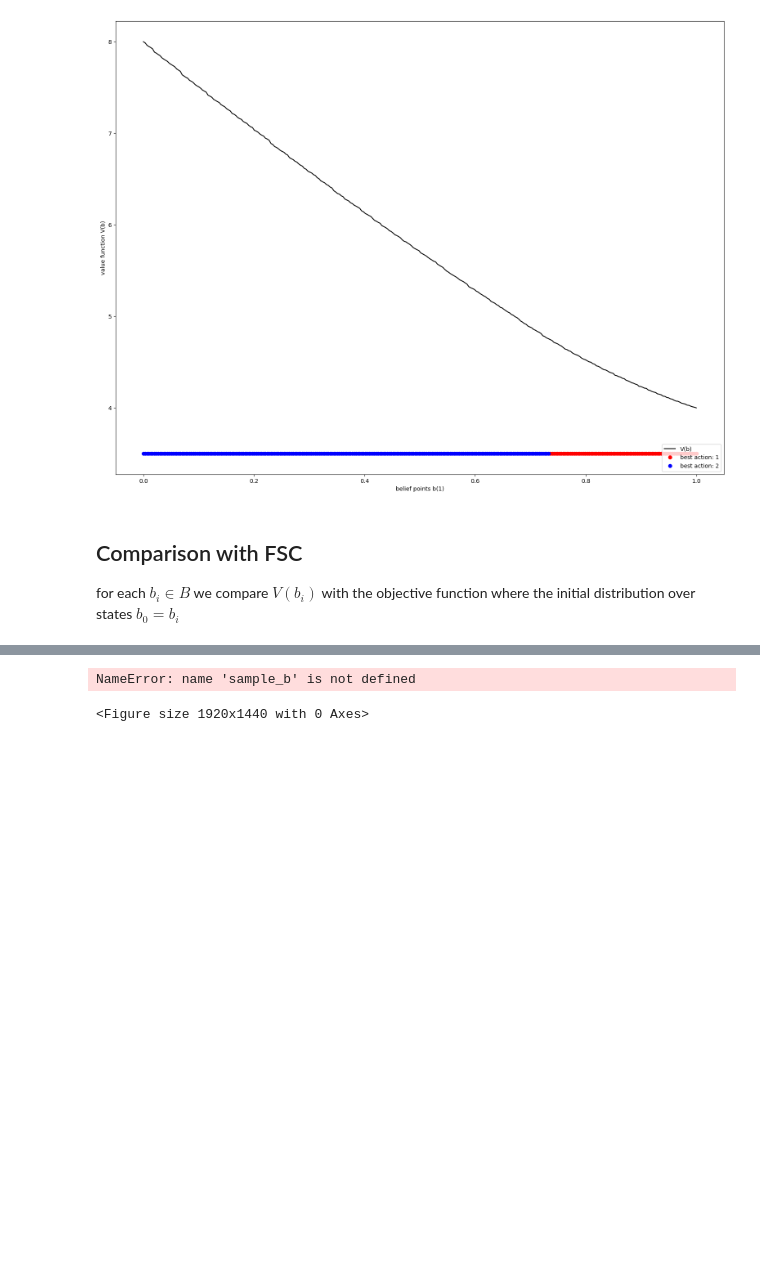
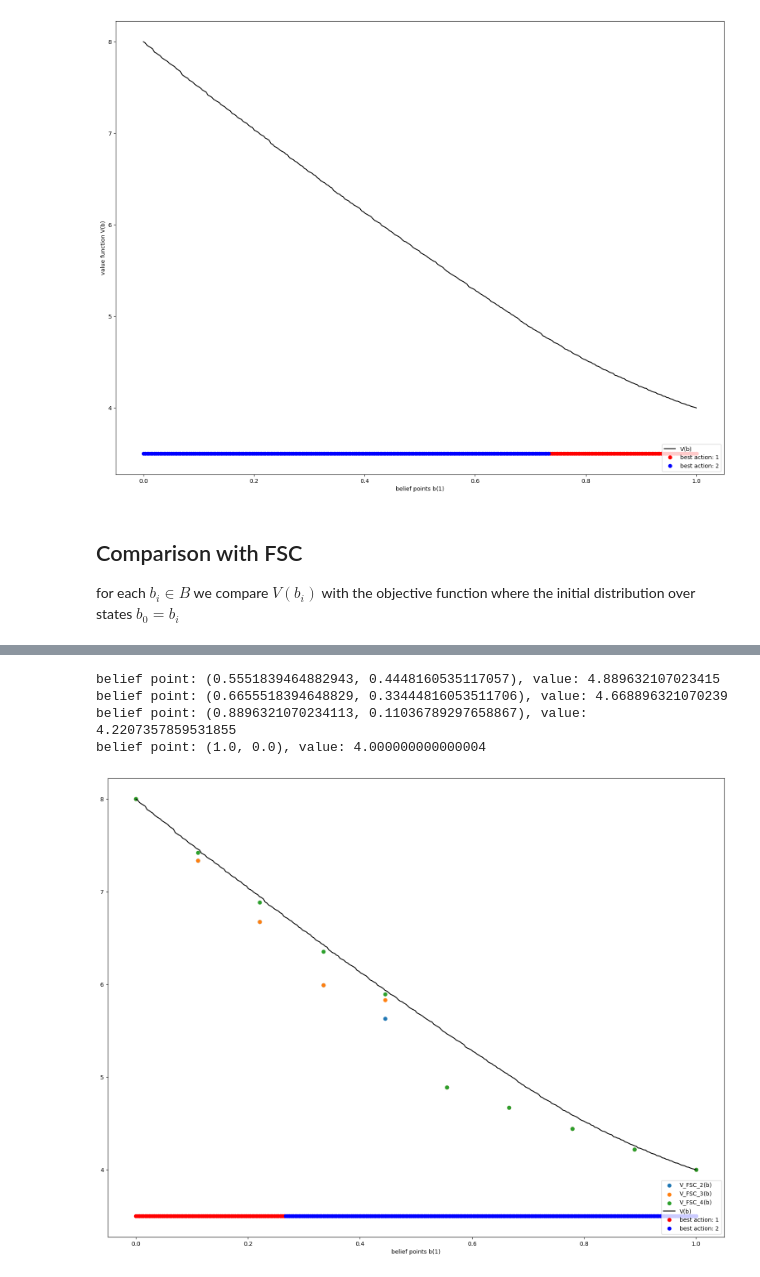
Before and after one commit to malikbf5/FSC-optimization, a Jupyter notebook: Bernoulli Bandits/General Bernoulli Bandits.ipynb, the cells around one changed output, grey strips where cells are left out. Drawn from its saved outputs; the diff is of its cells as text; code cells hidden in the pictures; blank space fills up the shorter version.

```diff
--- a/Bernoulli Bandits/General Bernoulli Bandits.ipynb
+++ b/Bernoulli Bandits/General Bernoulli Bandits.ipynb
@@ -270,23 +244,0 @@ plt.show()
-# %%
-plt.figure(figsize=(6.4*3, 4.8*3))
-# plot objective function for each size
-for fsc_size in controller_size_list:
-    plt.scatter([bp[0] for bp in sample_b], valuefsc[fsc_size] , label = f"V_FSC_{fsc_size}(b)")
-
-# # plot value function V(b)
-plt.plot([bp[0] for bp in b], [v[bp] for bp in b], 'k', label = "V(b)")
-
-# plot belief points with best action = 0
-plt.plot(
-    [point[1] for point in b if ba[point] == 0],
-    [6 for point in b if ba[point] == 0], 'ro', label = f"best action: {1}")
-
-# plot belief points with best action = 1
-plt.plot(
-    [point[1] for point in b if ba[point] == 1],
-    [6 for point in b if ba[point] == 1], 'bo', label = f"best action: {2}")
-
-# legend
-plt.xlabel("belief points b(1)")
-plt.legend(loc = "lower right")
-plt.show()
@@ -485,26 +455,44 @@ for fsc_size in controller_size_list:
+# %%
+import math
+i = 0
+for bp in sample_b:
+    isequal = True
+    for fsc_size_first in controller_size_list:
+        for fsc_size_second in controller_size_list:
+            if fsc_size_first != fsc_size_second:
+                if not math.isclose(valuefsc[fsc_size_first][i], valuefsc[fsc_size_second][i]):
+                    isequal = False
+                    break
+    if isequal:
+        print(f"belief point: {bp}, value: {valuefsc[controller_size_list[0]][i]}")
+    i += 1
+# %% [output]
+belief point: (0.5551839464882943, 0.4448160535117057), value: 4.889632107023415
+belief point: (0.6655518394648829, 0.33444816053511706), value: 4.668896321070239
+belief point: (0.8896321070234113, 0.11036789297658867), value: 4.2207357859531855
+belief point: (1.0, 0.0), value: 4.000000000000004
 # %%
 plt.figure(figsize=(6.4*3, 4.8*3))
 # plot objective function for each size
 for fsc_size in controller_size_list:
     plt.scatter([bp[0] for bp in sample_b], valuefsc[fsc_size] , label = f"V_FSC_{fsc_size}(b)")
 
 # # plot value function V(b)
 plt.plot([bp[0] for bp in b], [v[bp] for bp in b], 'k', label = "V(b)")
 
 # plot belief points with best action = 0
 plt.plot(
     [point[1] for point in b if ba[point] == 0],
-    [6 for point in b if ba[point] == 0], 'ro', label = f"best action: {1}")
+    [min([valuefsc[fsc_size] for fsc_size in controller_size_list]) - 0.5 for point in b if ba[point] == 0], 'ro', label = f"best action: {1}")
 
 # plot belief points with best action = 1
 plt.plot(
     [point[1] for point in b if ba[point] == 1],
-    [6 for point in b if ba[point] == 1], 'bo', label = f"best action: {2}")
+    [min(v.values()) - 0.5 for point in b if ba[point] == 1], 'bo', label = f"best action: {2}")
 
 # legend
 plt.xlabel("belief points b(1)")
 plt.legend(loc = "lower right")
 plt.show()
 # %% [output]
-NameError: name 'sample_b' is not defined
-<Figure size 1920x1440 with 0 Axes>
+[figure, added]
```
Also changed, not shown: parts of 3 cells of this notebook.
